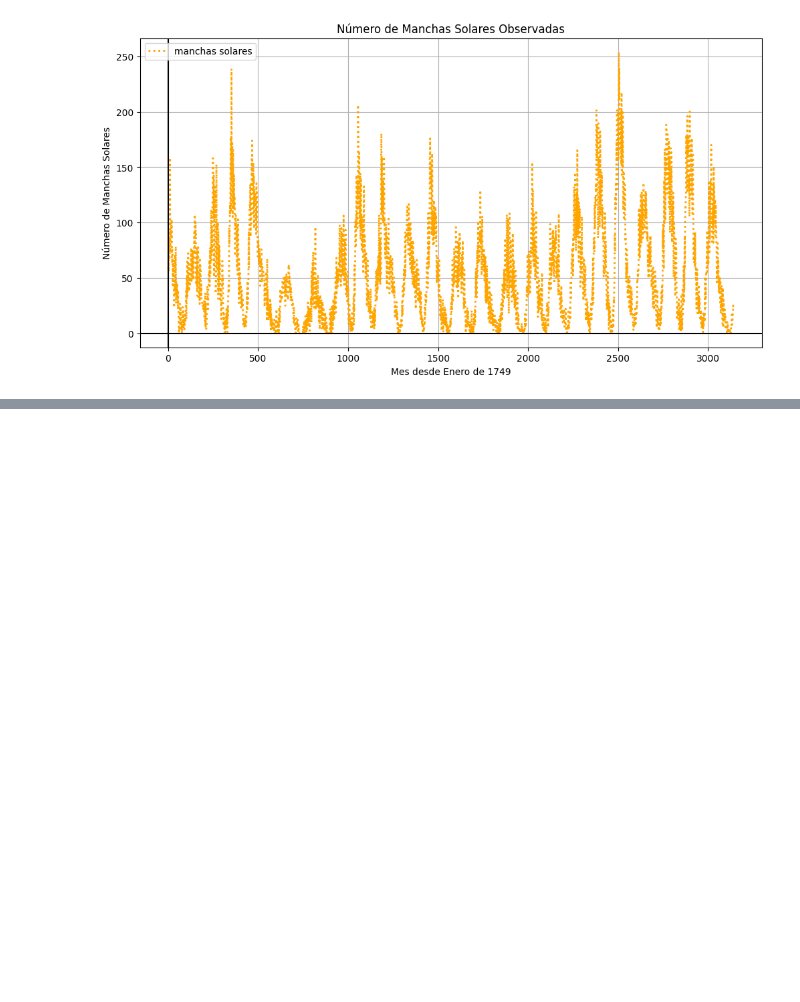
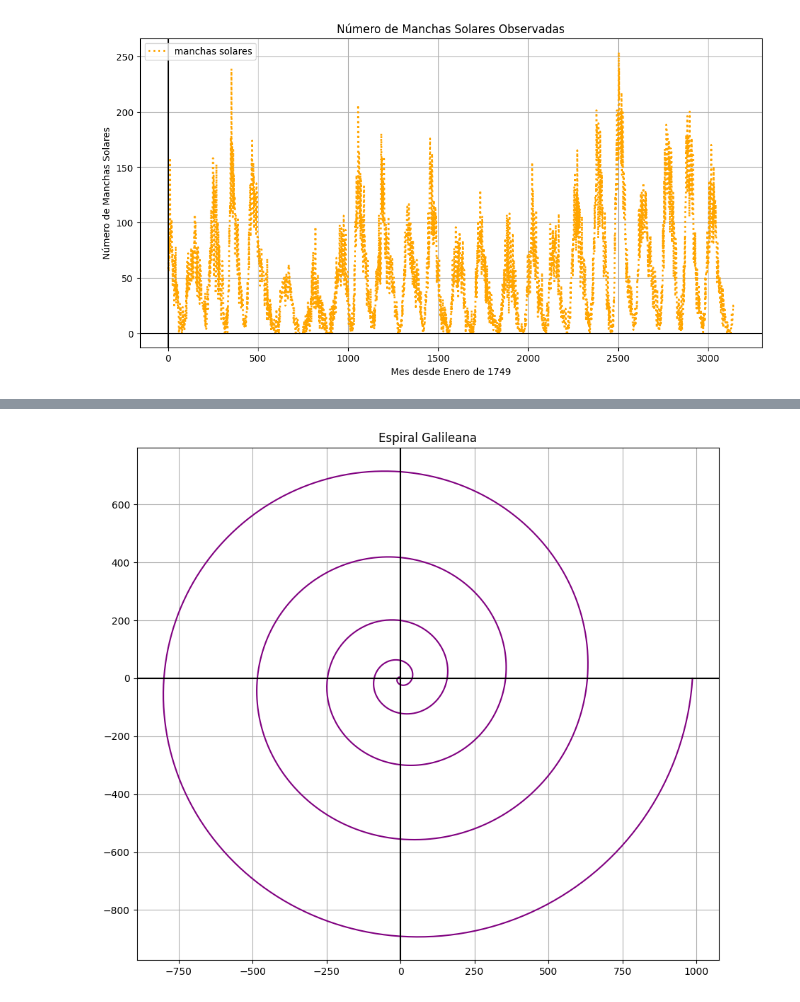
Before and after one commit to LuisEnriqueFC/COPIAINTERSEMESTRALTRABAJO, a Jupyter notebook: TareaPractica2_Rivas_Rodriguez_Luis_Enrique.ipynb, the cells around one changed output, grey strips where cells are left out. Cells and saved outputs as stored; diff of their text form; code cells hidden in the pictures; blank space fills up the shorter version.

```diff
--- a/TareaPractica2_Rivas_Rodriguez_Luis_Enrique.ipynb
+++ b/TareaPractica2_Rivas_Rodriguez_Luis_Enrique.ipynb
@@ -583,16 +47,0 @@ De tal manera que las primeras líneas son:
-# %%
-f=20
-def binomial(n,k):
-    if k==0:
-        return 1
-    numerador = 1
-    denominador = 1
-    for i in range (1, k+1):
-        numerador = (numerador)*(n-(i-1))
-        denominador = denominador*i
-    return numerador // denominador
-for n in range(f):
-    linea=' '
-    for k in range (n+1):
-        linea=linea + str(binomial(n,k))+ ' '
-    print(linea.strip())
@@ -743,0 +167,17 @@ En la mayoría de los casos, si una cantidad se puede calcular sin recursividad,
+# %%
+theta=np.linspace(0,10*mt.pi,100000)
+r=theta**2
+def f(r,theta):
+    x=r*np.cos(theta)
+    y=r*np.sin(theta)
+    return (x,y)
+plt.figure(figsize=(9,8))
+plt.plot(x,y,color='purple')
+plt.title('Espiral Galileana')
+plt.axhline(y=0.0, xmin=0.0, color='black')
+plt.axvline(x=0.0, ymin=0.0, color='black')
+plt.grid()
+plt.tight_layout()
+plt.show()
+# %% [output]
+[figure, added]
```
Also changed, not shown: parts of 64 cells of this notebook, 1 other file.
